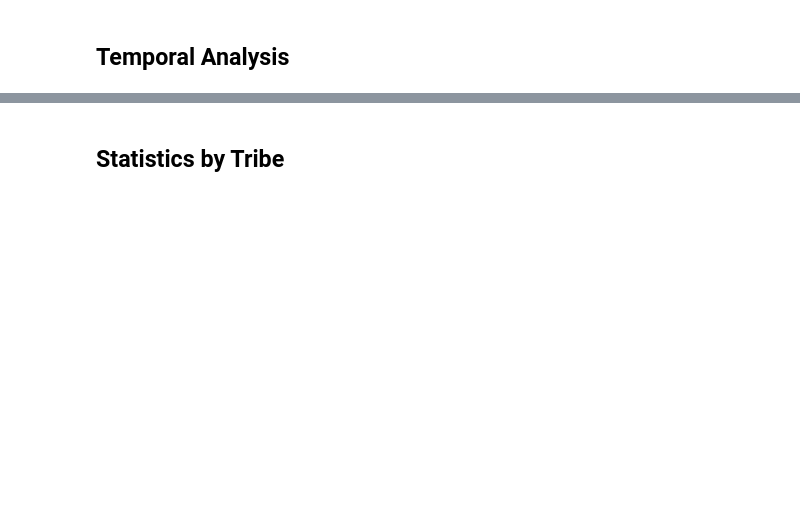
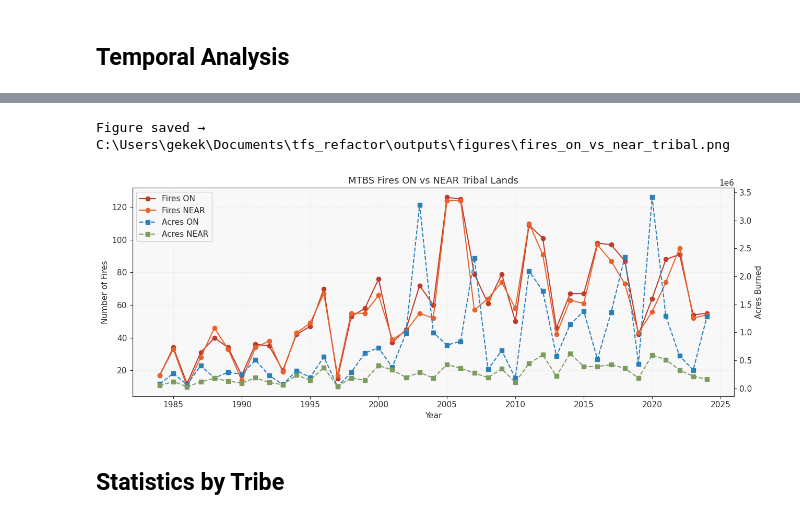
Before and after one commit to daearconsulting/tribal_fire_science, a Jupyter notebook: notebooks/historical_fast_fires_tribal.ipynb, the cells around one changed output, grey strips where cells are left out. Cells and saved outputs as stored; diff of their text form; code cells hidden in the pictures; blank space fills up the shorter version.

```diff
--- a/notebooks/historical_fast_fires_tribal.ipynb
+++ b/notebooks/historical_fast_fires_tribal.ipynb
@@ -159,9 +227,7 @@ def identify_fires_near_tribal_lands(
     # Fires directly ON tribal lands
     fires_on = gpd.sjoin(
         fire_proj,
-        tribal_proj[["name", "namelsad", "geometry"]].rename(
-            columns={"name": "NAME", "namelsad": "NAMELSAD"}
-        ),
+        tribal_proj[["NAME", "NAMELSAD", "geometry"]],
         how="inner",
         predicate="intersects",
     ).to_crs(constants.CRS_GEOGRAPHIC)
@@ -172,9 +238,7 @@ def identify_fires_near_tribal_lands(
 
     fires_near = gpd.sjoin(
         fire_proj,
-        tribal_buffered[["name", "namelsad", "geometry"]].rename(
-            columns={"name": "NAME", "namelsad": "NAMELSAD"}
-        ),
+        tribal_buffered[["NAME", "NAMELSAD", "geometry"]],
         how="inner",
         predicate="within",
     ).to_crs(constants.CRS_GEOGRAPHIC)
@@ -234,29 +305,34 @@ plt.show()
 # %%
 # Fires ON Tribal lands vs Near
 fig, ax1 = plt.subplots(figsize=(13, 5))
 
-ax1.plot(fires_on_per_year.index,   fires_on_per_year.values,
-         marker="o", color=styles.EMBER_RED,   label="Fires ON")
+# Fire counts — red family
+ax1.plot(fires_on_per_year.index, fires_on_per_year.values,
+         marker="o", color=styles.EMBER_RED, label="Fires ON")
 ax1.plot(fires_near_per_year.index, fires_near_per_year.values,
          marker="o", color=styles.FIRE_ORANGE, label="Fires NEAR")
 ax1.set_xlabel("Year")
 ax1.set_ylabel("Number of Fires")
 ax1.grid(alpha=0.3)
 
+# Acres burned — blue family
 ax2 = ax1.twinx()
-ax2.plot(acres_on_per_year.index,   acres_on_per_year.values,
-         linestyle="--", marker="s", color="darkred",    label="Acres ON")
+ax2.plot(acres_on_per_year.index, acres_on_per_year.values,
+         linestyle="--", marker="s", color=styles.SKY_BLUE, label="Acres ON")
 ax2.plot(acres_near_per_year.index, acres_near_per_year.values,
-         linestyle="--", marker="s", color="darkorange", label="Acres NEAR")
+         linestyle="--", marker="s", color=styles.SAGE_GREEN, label="Acres NEAR")
 ax2.set_ylabel("Acres Burned")
 
 lines = ax1.get_lines() + ax2.get_lines()
 ax1.legend(lines, [l.get_label() for l in lines], loc="upper left")
 plt.title("MTBS Fires ON vs NEAR Tribal Lands")
 plt.tight_layout()
 
 charts.save_figure(fig, "outputs/figures/fires_on_vs_near_tribal.png")
 plt.show()
+# %% [output]
+Figure saved → C:\Users\gekek\Documents\tfs_refactor\outputs\figures\fires_on_vs_near_tribal.png
+[figure, added]
 # %% [markdown]
 ## Statistics by Tribe
 # %%
```
Also changed, not shown: parts of 16 cells of this notebook, 11 other files.
